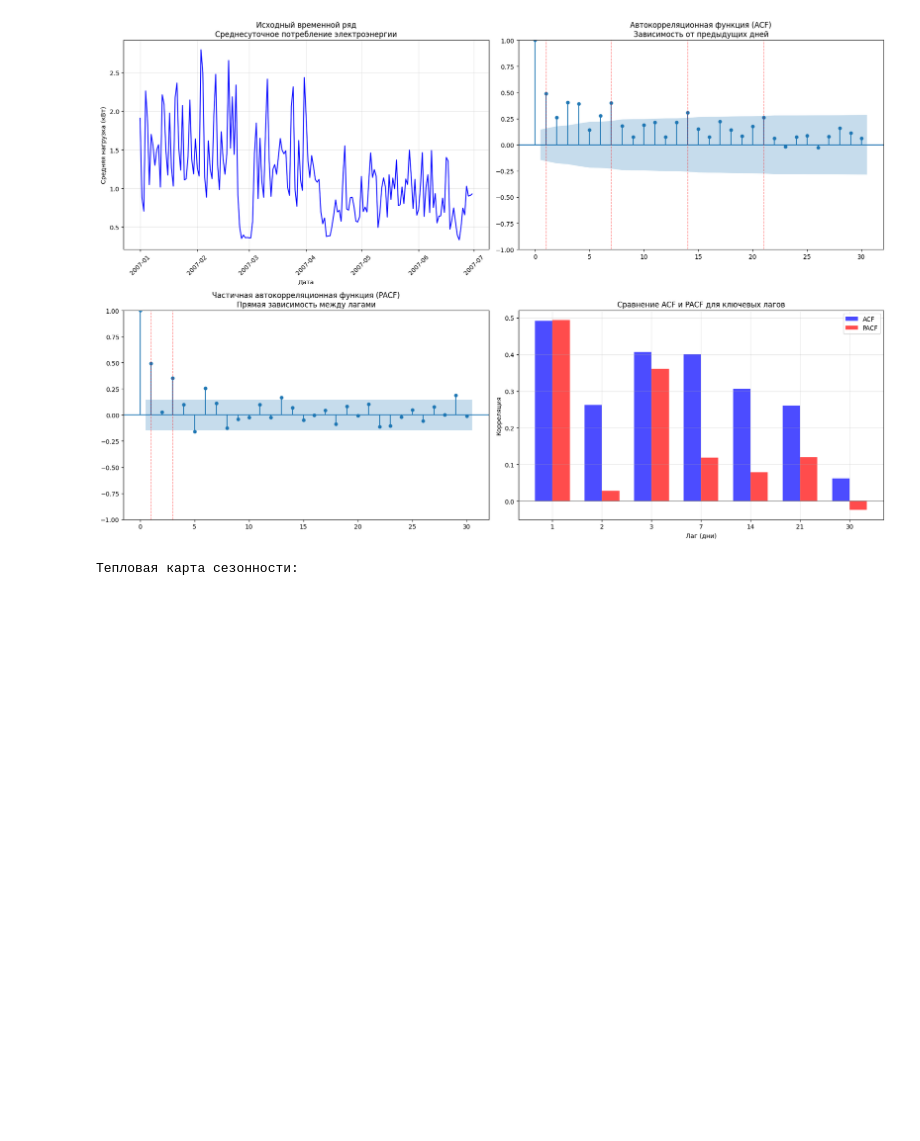
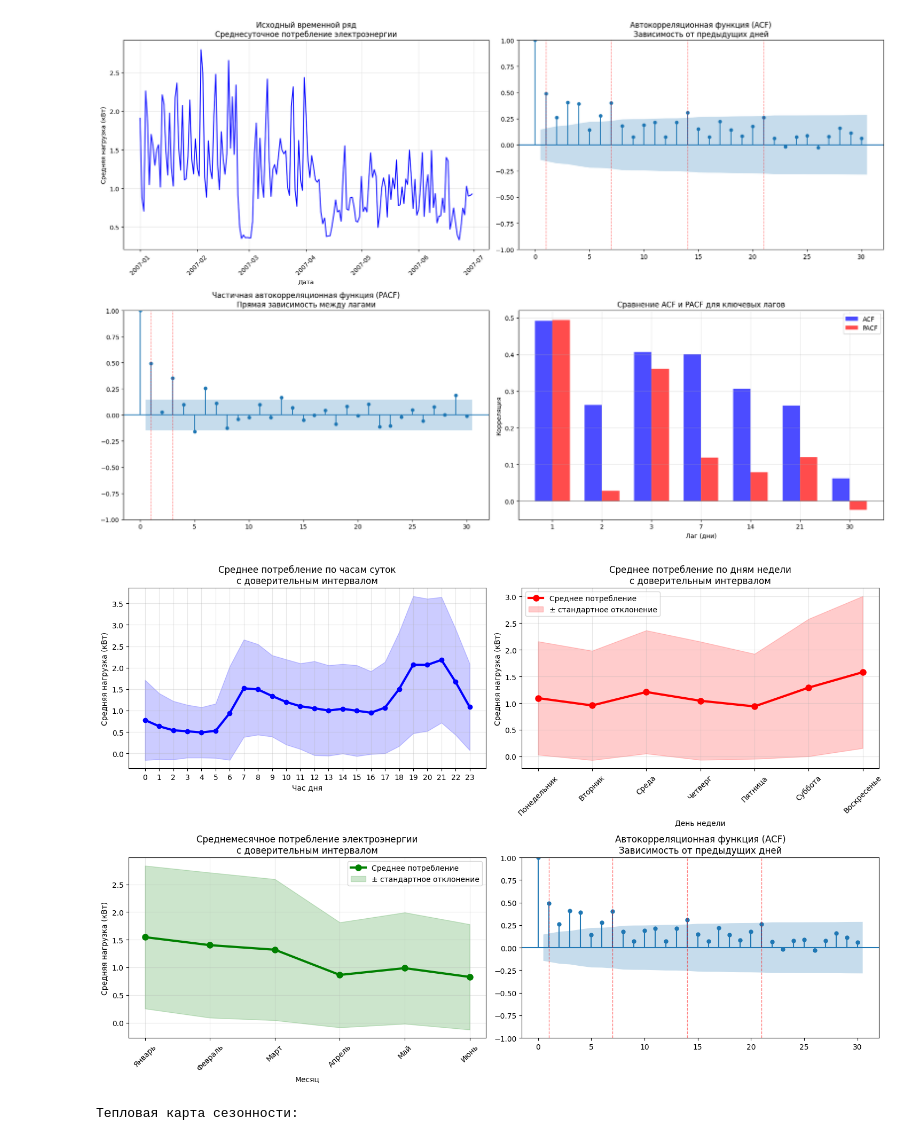
Before and after one commit to pogodaa/ML_cursovaya, a Jupyter notebook: main.ipynb, the cells around one changed output. Drawn from its saved outputs; the diff is of its cells as text; code cells hidden in the pictures; blank space fills up the shorter version.

```diff
--- a/main.ipynb
+++ b/main.ipynb
@@ -1285,6 +1285,69 @@ plt.show()
 === АНАЛИЗ ПАМЯТИ ПРОЦЕССА ===
 📊 Процесс имеет память примерно 3 дней
 [figure]
+# %%
+# Визуализация
+plt.figure(figsize=(15, 10))
+
+# График 1: Суточная сезонность (левый верх)
+plt.subplot(2, 2, 1)  # ← ИЗМЕНИТЬ НА 1
+plt.plot(hourly_pattern.index, hourly_pattern.values, marker='o', linewidth=3, markersize=6, color='blue')
+plt.fill_between(hourly_pattern.index,
+                 hourly_pattern - hourly_stats['std'],
+                 hourly_pattern + hourly_stats['std'],
+                 alpha=0.2, color='blue')
+plt.title('Среднее потребление по часам суток\nс доверительным интервалом')
+plt.xlabel('Час дня')
+plt.ylabel('Средняя нагрузка (кВт)')
+plt.grid(True, alpha=0.3)
+plt.xticks(range(0, 24))
+
+# График 2: Недельная сезонность (правый верх)
+plt.subplot(2, 2, 2)  # ← ИЗМЕНИТЬ НА 2
+days_list = [days_map[i] for i in weekly_stats.index]
+plt.plot(days_list, weekly_stats['mean'], marker='o', linewidth=3, markersize=8,
+         color='red', label='Среднее потребление')
+plt.fill_between(days_list,
+                 weekly_stats['mean'] - weekly_stats['std'],
+                 weekly_stats['mean'] + weekly_stats['std'],
+                 alpha=0.2, color='red', label='± стандартное отклонение')
+plt.title('Среднее потребление по дням недели\nс доверительным интервалом')
+plt.xlabel('День недели')
+plt.ylabel('Средняя нагрузка (кВт)')
+plt.xticks(rotation=45)
+plt.grid(True, alpha=0.3)
+plt.legend()
+
+# График 3: Месячная динамика (левый низ)
+plt.subplot(2, 2, 3)  # ← ИЗМЕНИТЬ НА 3
+months_list = [months_map[i] for i in monthly_stats.index]
+plt.plot(months_list, monthly_stats['mean'], marker='o', linewidth=3, markersize=8,
+         color='green', label='Среднее потребление')
+plt.fill_between(months_list,
+                 monthly_stats['mean'] - monthly_stats['std'],
+                 monthly_stats['mean'] + monthly_stats['std'],
+                 alpha=0.2, color='green', label='± стандартное отклонение')
+plt.title('Среднемесячное потребление электроэнергии\nс доверительным интервалом')
+plt.xlabel('Месяц')
+plt.ylabel('Средняя нагрузка (кВт)')
+plt.xticks(rotation=45)
+plt.grid(True, alpha=0.3)
+plt.legend()
+
+# График 4: ACF автокорреляция (правый низ)
+plt.subplot(2, 2, 4)  # ← ИЗМЕНИТЬ НА 4
+plot_acf(daily_data, lags=30, ax=plt.gca(), alpha=0.05,
+         title='Автокорреляционная функция (ACF)\nЗависимость от предыдущих дней')
+
+# Выделяем значимые лаги
+for lag in significant_lags_acf:
+    if lag > 0:  # Пропускаем lag 0
+        plt.axvline(x=lag, color='red', linestyle='--', alpha=0.5, linewidth=1)
+
+plt.tight_layout()
+plt.show()
+# %% [output]
+[figure, added]
 # %%
 # Создаем тепловую карту "час дня × день недели"
 print("Тепловая карта сезонности:")
```
Also changed, not shown: parts of 1 cell of this notebook, 14 other files.
